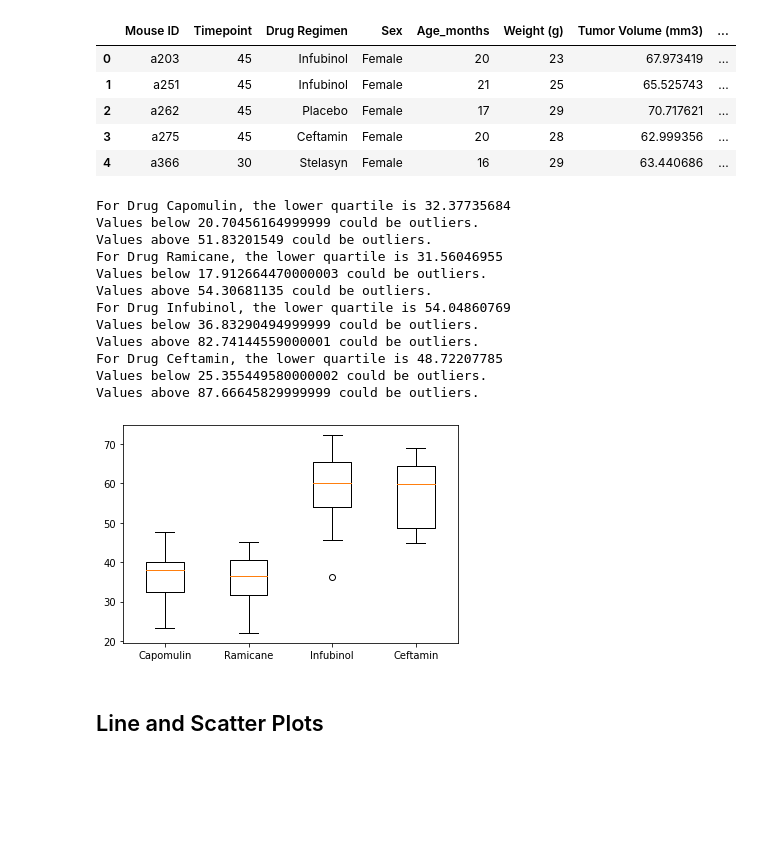
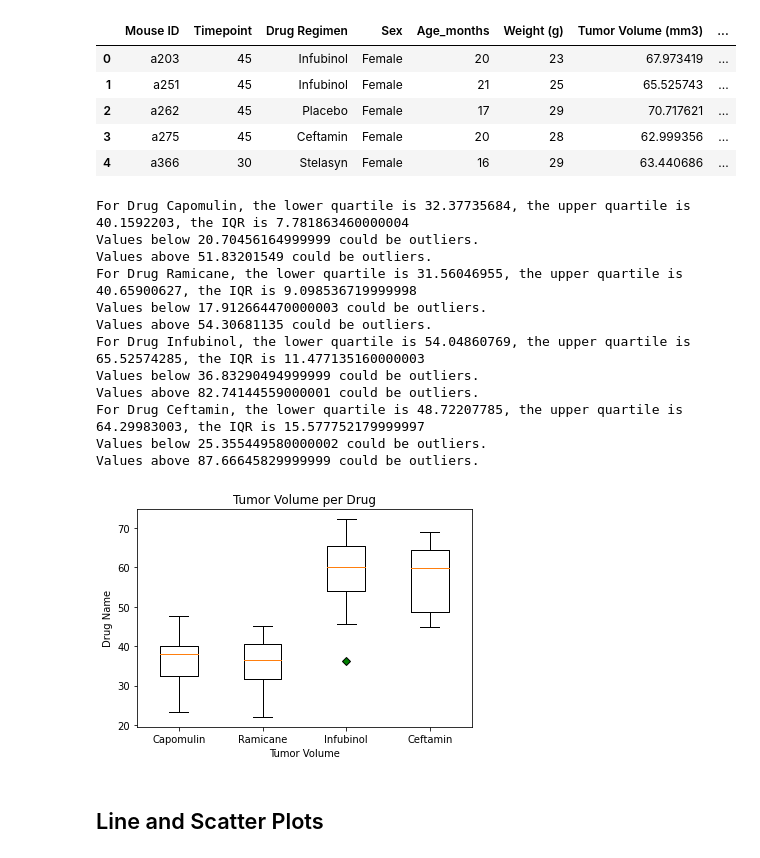
Before and after one commit to PatriceW2/Matplotlib_Challenge-, a Jupyter notebook: Pymaceuticals/pymaceuticals_starter.ipynb, the cells around one changed output. Cells and saved outputs as stored; diff of their text form; code cells hidden in the pictures; blank space fills up the shorter version.

```diff
--- a/Pymaceuticals/pymaceuticals_starter.ipynb
+++ b/Pymaceuticals/pymaceuticals_starter.ipynb
@@ -315,30 +315,33 @@ for treatments in treatments_list:
     outliers = tumor_vol.loc[(tumor_vol < lower_bound) | (tumor_vol > upper_bound)]
 
 
-    print(f"For Drug {treatments}, the lower quartile is {lowerq}")
+    print(f"For Drug {treatments}, the lower quartile is {lowerq}, the upper quartile is {upperq}, the IQR is {iqr}")
 
     print(f"Values below {lower_bound} could be outliers.")
     print(f"Values above {upper_bound} could be outliers.")
 # %% [output]
-For Drug Capomulin, the lower quartile is 32.37735684
+For Drug Capomulin, the lower quartile is 32.37735684, the upper quartile is 40.1592203, the IQR is 7.781863460000004
 Values below 20.70456164999999 could be outliers.
 Values above 51.83201549 could be outliers.
-For Drug Ramicane, the lower quartile is 31.56046955
+For Drug Ramicane, the lower quartile is 31.56046955, the upper quartile is 40.65900627, the IQR is 9.098536719999998
 Values below 17.912664470000003 could be outliers.
 Values above 54.30681135 could be outliers.
-For Drug Infubinol, the lower quartile is 54.04860769
+For Drug Infubinol, the lower quartile is 54.04860769, the upper quartile is 65.52574285, the IQR is 11.477135160000003
 Values below 36.83290494999999 could be outliers.
 Values above 82.74144559000001 could be outliers.
-For Drug Ceftamin, the lower quartile is 48.72207785
+For Drug Ceftamin, the lower quartile is 48.72207785, the upper quartile is 64.29983003, the IQR is 15.577752179999997
 Values below 25.355449580000002 could be outliers.
 Values above 87.66645829999999 could be outliers.
 # %%
 # Generate a box plot of the final tumor volume of each mouse across four regimens of interest
-
-plt.boxplot(tumor_vol_data, labels=treatments_list)
+green_diamond = dict(markerfacecolor='g', marker='D')
+plt.boxplot(tumor_vol_data, labels=treatments_list, flierprops=green_diamond)
+plt.xlabel("Tumor Volume")
+plt.ylabel("Drug Name")
+plt.title("Tumor Volume per Drug")
 plt.show()
 # %% [output]
-[figure, old version]
+[figure, new version]
 # %% [markdown]
 ## Line and Scatter Plots
 # %%
```
Also changed, not shown: parts of 1 cell of this notebook.
